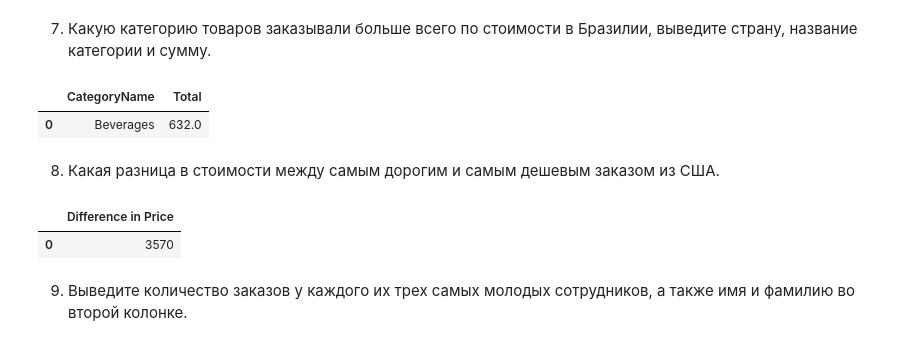
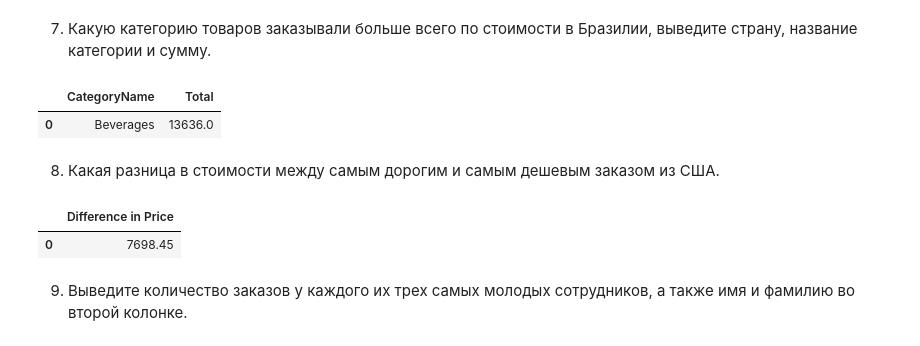
Before and after one commit to omutninsk/sql_1, a Jupyter notebook: HW_1_sql.ipynb, the cells around one changed output. Cells and saved outputs as stored; diff of their text form; code cells hidden in the pictures.

```diff
--- a/HW_1_sql.ipynb
+++ b/HW_1_sql.ipynb
@@ -201,28 +207,30 @@ pd.read_sql(
 # %%
 tasks+=1
 pd.read_sql(
     '''
     WITH OrderTotal AS (
     SELECT CategoryID, SUM(Quantity*Price) AS Total
     FROM OrderDetails
     JOIN Products
     ON OrderDetails.ProductID = Products.ProductID
-    JOIN Suppliers
-    ON Products.SupplierID = Suppliers.SupplierID
-    WHERE Suppliers.Country='Brazil'
+    JOIN Orders
+    ON OrderDetails.OrderId = Orders.OrderId
+    JOIN Customers
+    ON Orders.CustomerID = Customers.CustomerID
+    WHERE Customers.Country='Brazil'
     GROUP BY CategoryID
     )
     SELECT Categories.CategoryName, OrderTotal.Total
     FROM OrderTotal
     JOIN Categories
     ON OrderTotal.CategoryID = Categories.CategoryID
     WHERE OrderTotal.Total = (SELECT MAX(Total) FROM OrderTotal)
     ''',
     con,
 )
 # %% [output]
 |  | CategoryName | Total |
-| 0 | Beverages | 632.0 |
+| 0 | Beverages | 13636.0 |
 # %% [markdown]
 8. Какая разница в стоимости между самым дорогим и самым дешевым заказом из США.
 # %%
@@ -230,14 +238,16 @@ tasks+=1
 pd.read_sql(
     '''
         WITH OrderTotal AS (
-            SELECT OrderID, SUM(Quantity*Price) AS Total
+            SELECT OrderDetails.OrderID, SUM(Quantity*Price) AS Total
             FROM OrderDetails
             JOIN Products
             ON OrderDetails.ProductID = Products.ProductID
-            JOIN Suppliers
-            ON Products.SupplierID = Suppliers.SupplierID
-            WHERE Suppliers.Country='USA'
-            GROUP BY OrderID
+            JOIN Orders
+            ON OrderDetails.OrderId = Orders.OrderId
+            JOIN Customers
+            ON Orders.CustomerID = Customers.CustomerID
+            WHERE Customers.Country='USA'
+            GROUP BY OrderDetails.OrderID
         )
         SELECT MAX(Total) - MIN(Total) as 'Difference in Price'
         FROM OrderTotal
@@ -246,7 +256,7 @@ pd.read_sql(
 )
 # %% [output]
 |  | Difference in Price |
-| 0 | 3570 |
+| 0 | 7698.45 |
 # %% [markdown]
 9. Выведите количество заказов у каждого их трех самых молодых сотрудников, а также имя и фамилию во второй колонке.
 # %%
```
Also changed, not shown: parts of 2 cells of this notebook.
